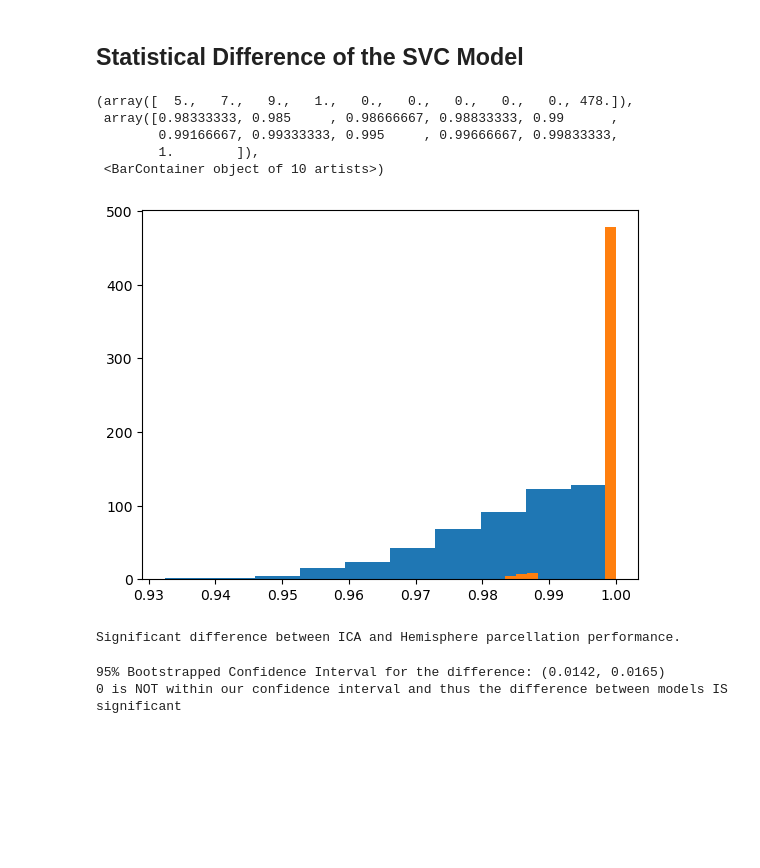
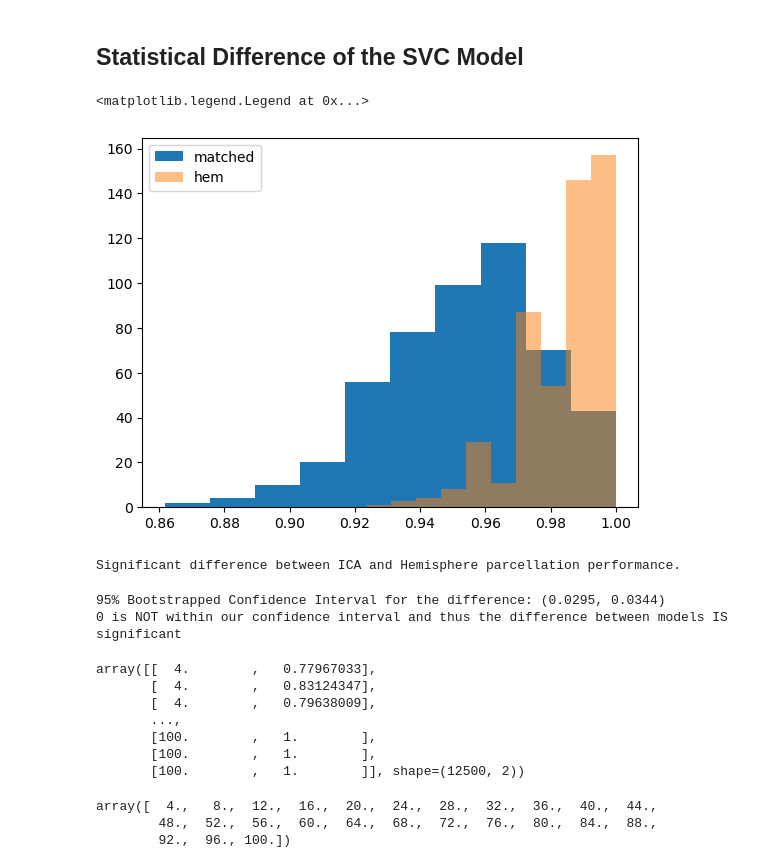
Before and after one commit to vickyli1015/Public-DSC180B-Functional-Connectivity-Project, a Jupyter notebook: comparing_data.ipynb, the cells around one changed output. Cells and saved outputs as stored; diff of their text form; code cells hidden in the pictures; blank space fills up the shorter version.

```diff
--- a/comparing_data.ipynb
+++ b/comparing_data.ipynb
@@ -6,20 +12,17 @@ import matplotlib.pyplot as plt
 ## Statistical Difference of the SVC Model
 # %%
 #import stats from ica model performance
-matched = np.load('matched_data_SVC.npy')
+matched = np.load('matched_data.npy')
 # %%
 #import stats from ca model performance
 hem = np.load('hemisphere_data.npy')
 # %%
-plt.hist(matched)
-plt.hist(hem)
+plt.hist(matched, label='matched', bins=10)
+plt.hist(hem, label='hem', alpha=0.5,bins=10)
+plt.legend()
 # %% [output]
-(array([  5.,   7.,   9.,   1.,   0.,   0.,   0.,   0.,   0., 478.]),
- array([0.98333333, 0.985     , 0.98666667, 0.98833333, 0.99      ,
-        0.99166667, 0.99333333, 0.995     , 0.99666667, 0.99833333,
-        1.        ]),
- <BarContainer object of 10 artists>)
+<matplotlib.legend.Legend at 0x...>
-[figure, old version]
+[figure, new version]
 # %%
 stat, p_value = stats.wilcoxon(matched, hem)
 
@@ -58,5 +61,5 @@ if ci_lower < 0 and ci_upper > 0:
 else:
     print(f"0 is NOT within our confidence interval and thus the difference between models IS significant")
 # %% [output]
-95% Bootstrapped Confidence Interval for the difference: (0.0142, 0.0165)
+95% Bootstrapped Confidence Interval for the difference: (0.0295, 0.0344)
 0 is NOT within our confidence interval and thus the difference between models IS significant
@@ -62,0 +68,16 @@ else:
+# %%
+ba_m
+# %% [output]
+array([[  4.        ,   0.77967033],
+       [  4.        ,   0.83124347],
+       [  4.        ,   0.79638009],
+       ...,
+       [100.        ,   1.        ],
+       [100.        ,   1.        ],
+       [100.        ,   1.        ]], shape=(12500, 2))
+# %%
+np.unique(ba_h[:, 0])
+# %% [output]
+array([  4.,   8.,  12.,  16.,  20.,  24.,  28.,  32.,  36.,  40.,  44.,
+        48.,  52.,  56.,  60.,  64.,  68.,  72.,  76.,  80.,  84.,  88.,
+        92.,  96., 100.])
```
Also changed, not shown: parts of 9 cells of this notebook, 2 other files.
